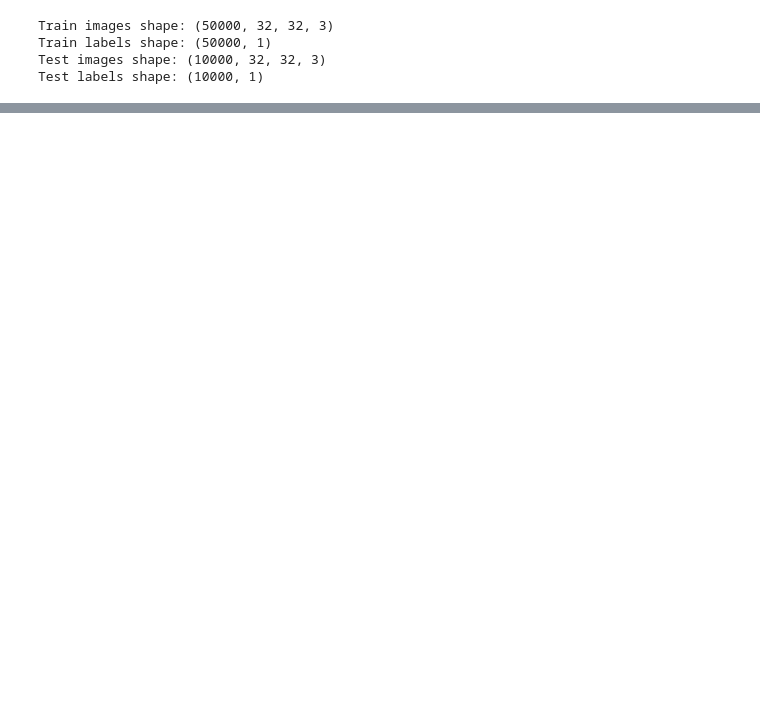
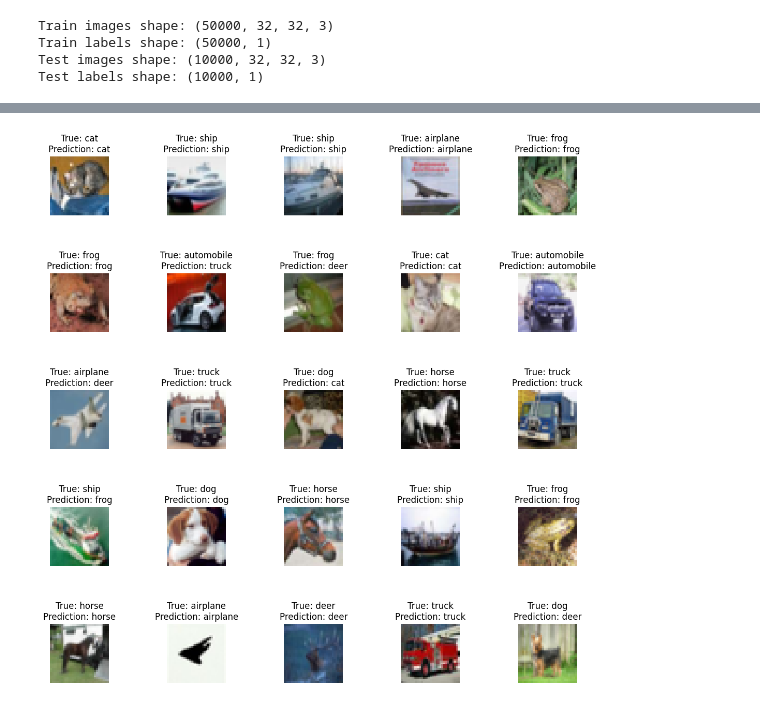
Before and after one commit to kotovskyy/CIFAR10-CNN, a Jupyter notebook: cifar.ipynb, the cells around one changed output, grey strips where cells are left out. Saved outputs shown, nothing was run; the diff lists cells and outputs as text; code cells hidden in the pictures; blank space fills up the shorter version.

```diff
--- a/cifar.ipynb
+++ b/cifar.ipynb
@@ -117,0 +153,11 @@ Epoch 20/20
+# %%
+N_PREDS = 25
+pred_images = x_test[:N_PREDS]
+pred_labels = y_test[:N_PREDS]
+
+predictions = model.predict(pred_images)
+print(predictions.shape)
+print(predictions)
+predictions = np.argmax(predictions, axis=1)
+print(predictions.shape)
+print(predictions)
@@ -117,0 +182,13 @@ Epoch 20/20
+# %%
+fig, axes = plt.subplots(5, 5, figsize=(12,12))
+fig.tight_layout(pad=5.0)
+axes = axes.ravel()
+
+for i in range(0, N_PREDS):
+    axes[i].imshow(pred_images[i])
+    axes[i].set_title(f"True: {LABELS[np.argmax(pred_labels[i])]}\nPrediction: {LABELS[predictions[i]]}")
+    axes[i].axis('off')
+
+plt.show()
+# %% [output]
+[figure, added]
```
Also changed, not shown: parts of 11 cells of this notebook.
